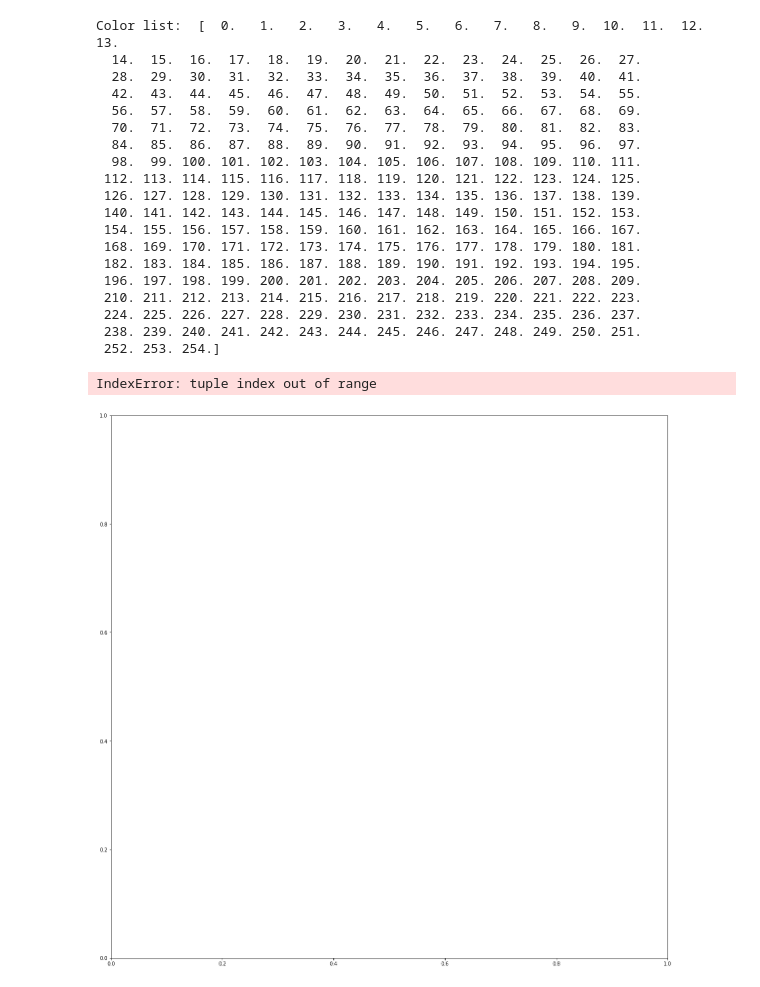
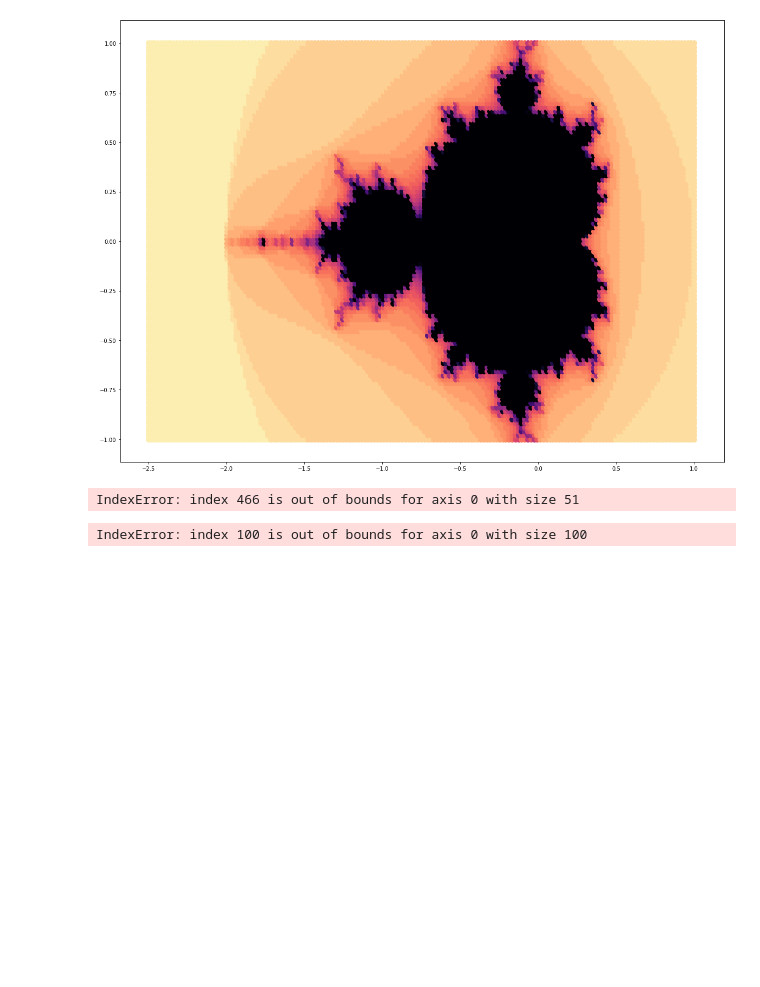
Before and after one commit to DaVinkie/StochSim, a Jupyter notebook: Mandelbrot.ipynb, the cells around one changed output. Saved outputs shown, nothing was run; the diff lists cells and outputs as text; code cells hidden in the pictures; blank space fills up the shorter version.

Commit message:
GvL: end of first sessions, magma plot of Mandelbrot

```diff
--- a/Mandelbrot.ipynb
+++ b/Mandelbrot.ipynb
@@ -7,48 +8,31 @@ def mandelbrot(z,c):
     f = z**2 + c
     return z
 # %%
-max_iteration = 1000
+points=100
+max_iteration = 30
+colors = plt.cm.magma_r(np.linspace(0, 1, max_iteration+1))
+fig=plt.figure(figsize=(20,15))
 
-fig = plt.figure(figsize=(20,20))
-# colors = plt.cm.rainbow(np.linspace(0, 254, 255))
-colors = np.linspace(0, 254, 255)
-print("Color list: ", colors)
 z = 0
-xline = np.linspace(-2.5,1,100)
-yline = np.linspace(-1,1, 100)
+xline = np.linspace(-2.5,1, points*1.75)
+yline = np.linspace(-1,1, points)
+index=0
 for i in xline:
     for j in yline:
         x = 0.0
         y = 0.0
         iteration = 0
         while(x*x + y*y <= 2*2 and iteration < max_iteration):
             xtemp = x*x - y*y + i
             y = 2*x*y + j
             x = xtemp
-            iteration += 1
-    #   print("Color: ", np.int((iteration/max_iteration)*254))
-        col = colors[np.int((iteration/max_iteration)*254)]
-        #print("c = ", col)
-        plt.scatter(i,j, c=col)   #First *254, then np.int
+            iteration+=1
+
+        #col = (iteration / max_iteration)
+        plt.scatter(i,j, color = colors[iteration], norm=mpl.colors.LogNorm(), s=100)
 # %% [output]
-Color list:  [  0.   1.   2.   3.   4.   5.   6.   7.   8.   9.  10.  11.  12.  13.
-  14.  15.  16.  17.  18.  19.  20.  21.  22.  23.  24.  25.  26.  27.
-  28.  29.  30.  31.  32.  33.  34.  35.  36.  37.  38.  39.  40.  41.
-  42.  43.  44.  45.  46.  47.  48.  49.  50.  51.  52.  53.  54.  55.
-  56.  57.  58.  59.  60.  61.  62.  63.  64.  65.  66.  67.  68.  69.
-  70.  71.  72.  73.  74.  75.  76.  77.  78.  79.  80.  81.  82.  83.
-  84.  85.  86.  87.  88.  89.  90.  91.  92.  93.  94.  95.  96.  97.
-  98.  99. 100. 101. 102. 103. 104. 105. 106. 107. 108. 109. 110. 111.
- 112. 113. 114. 115. 116. 117. 118. 119. 120. 121. 122. 123. 124. 125.
- 126. 127. 128. 129. 130. 131. 132. 133. 134. 135. 136. 137. 138. 139.
- 140. 141. 142. 143. 144. 145. 146. 147. 148. 149. 150. 151. 152. 153.
- 154. 155. 156. 157. 158. 159. 160. 161. 162. 163. 164. 165. 166. 167.
- 168. 169. 170. 171. 172. 173. 174. 175. 176. 177. 178. 179. 180. 181.
- 182. 183. 184. 185. 186. 187. 188. 189. 190. 191. 192. 193. 194. 195.
- 196. 197. 198. 199. 200. 201. 202. 203. 204. 205. 206. 207. 208. 209.
- 210. 211. 212. 213. 214. 215. 216. 217. 218. 219. 220. 221. 222. 223.
- 224. 225. 226. 227. 228. 229. 230. 231. 232. 233. 234. 235. 236. 237.
- 238. 239. 240. 241. 242. 243. 244. 245. 246. 247. 248. 249. 250. 251.
- 252. 253. 254.]
-IndexError: tuple index out of range
-[figure, old version]
+[figure, new version]
+# %%
+print(colors[46])
+# %% [output]
+IndexError: index 466 is out of bounds for axis 0 with size 51
@@ -54,0 +69,8 @@ IndexError: tuple index out of range
+# %%
+max_iteration = 30
+colors = plt.cm.rainbow(np.linspace(0, 1, max_iteration+1))
+values = mandelbrot(max_iteration,100)
+
+#print(values)
+# %% [output]
+IndexError: index 100 is out of bounds for axis 0 with size 100
```
Also changed, not shown: parts of 4 cells of this notebook.
